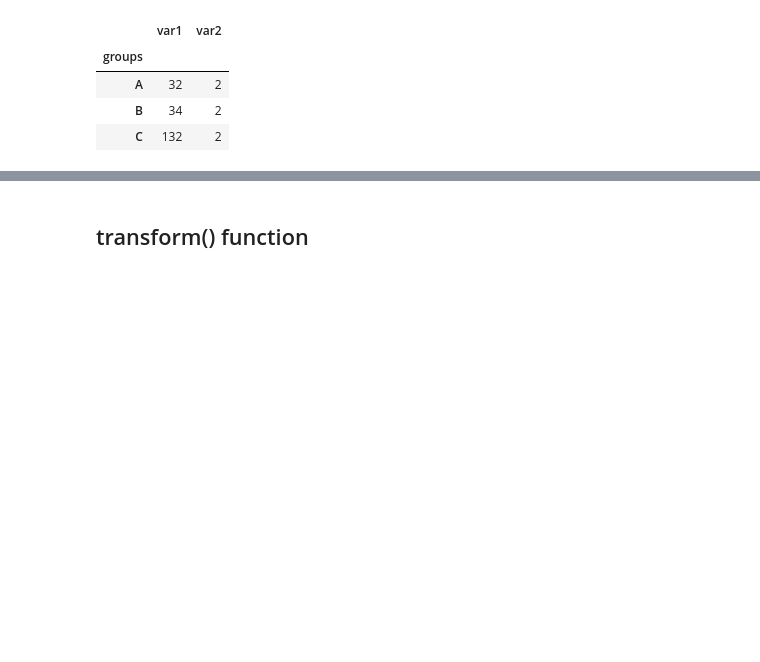
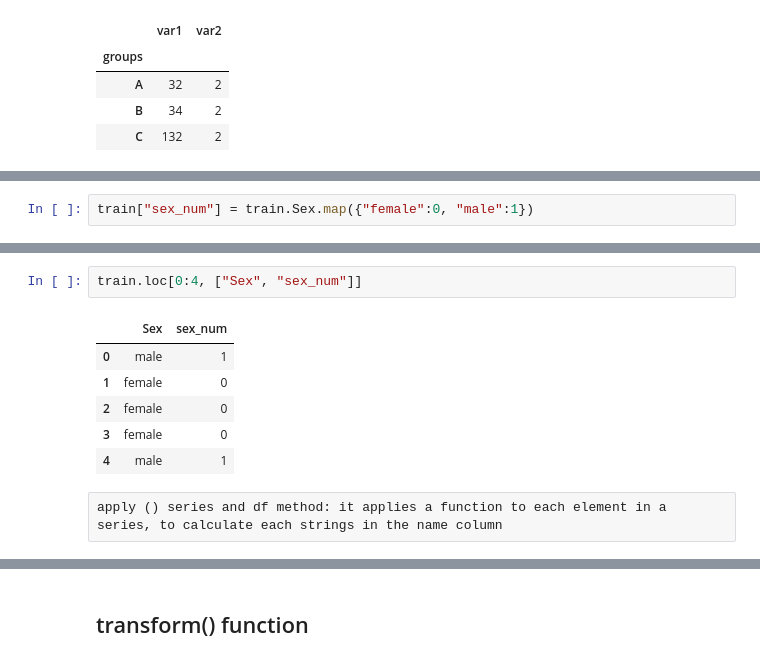
Before and after one commit to GurkanGitHub/Python, a Jupyter notebook: pandas_df_methods.ipynb, the cells around one changed output, grey strips where cells are left out. Saved outputs shown, nothing was run; the diff lists cells and outputs as text; blank space fills up the shorter version.

```diff
--- a/pandas_df_methods.ipynb
+++ b/pandas_df_methods.ipynb
@@ -763,0 +858,2 @@ df.groupby(by = "groups").aggregate({"var1":"sum", "var2": "count"})
+# %%
+train["sex_num"] = train.Sex.map({"female":0, "male":1})
@@ -763,0 +869,11 @@ df.groupby(by = "groups").aggregate({"var1":"sum", "var2": "count"})
+# %%
+train.loc[0:4, ["Sex", "sex_num"]]
+# %% [output]
+|  | Sex | sex_num |
+| 0 | male | 1 |
+| 1 | female | 0 |
+| 2 | female | 0 |
+| 3 | female | 0 |
+| 4 | male | 1 |
+# %% [raw]
+apply () series and df method: it applies a function to each element in a series, to calculate each strings in the name column
```
Also changed, not shown: parts of 37 cells of this notebook, 2 other files.
